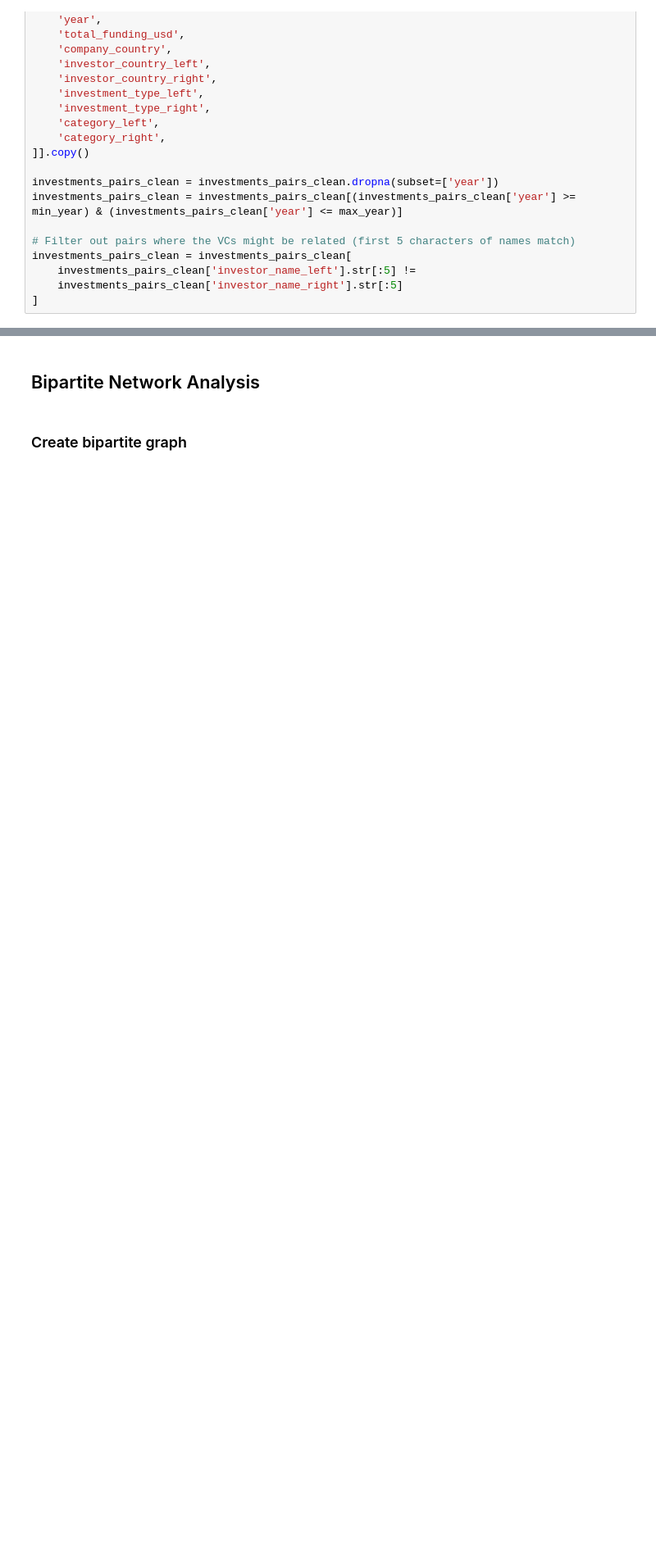
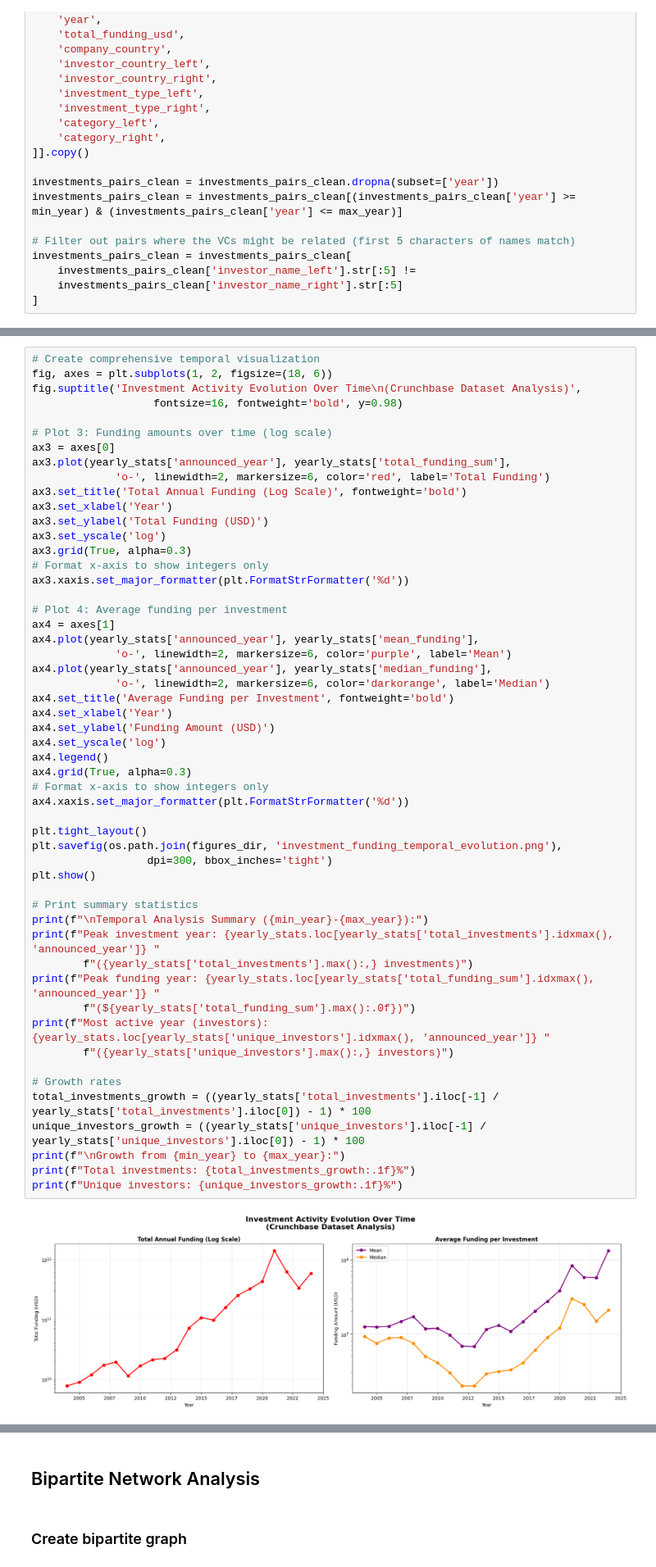
Before and after one commit to joaomelga/innovation-networks-exploration, a Jupyter notebook: src/main.ipynb, the cells around one changed output, grey strips where cells are left out. Shown at 82% size. Drawn from its saved outputs; the diff is of its cells as text; blank space fills up the shorter version.

```diff
--- a/src/main.ipynb
+++ b/src/main.ipynb
@@ -145,0 +525,55 @@ investments_pairs_clean = investments_pairs_clean[
+# %%
+# Create comprehensive temporal visualization
+fig, axes = plt.subplots(1, 2, figsize=(18, 6))
+fig.suptitle('Investment Activity Evolution Over Time\n(Crunchbase Dataset Analysis)',
+                   fontsize=16, fontweight='bold', y=0.98)
+
+# Plot 3: Funding amounts over time (log scale)
+ax3 = axes[0]
+ax3.plot(yearly_stats['announced_year'], yearly_stats['total_funding_sum'],
+             'o-', linewidth=2, markersize=6, color='red', label='Total Funding')
+ax3.set_title('Total Annual Funding (Log Scale)', fontweight='bold')
+ax3.set_xlabel('Year')
+ax3.set_ylabel('Total Funding (USD)')
+ax3.set_yscale('log')
+ax3.grid(True, alpha=0.3)
+# Format x-axis to show integers only
+ax3.xaxis.set_major_formatter(plt.FormatStrFormatter('%d'))
+
+# Plot 4: Average funding per investment
+ax4 = axes[1]
+ax4.plot(yearly_stats['announced_year'], yearly_stats['mean_funding'],
+             'o-', linewidth=2, markersize=6, color='purple', label='Mean')
+ax4.plot(yearly_stats['announced_year'], yearly_stats['median_funding'],
+             'o-', linewidth=2, markersize=6, color='darkorange', label='Median')
+ax4.set_title('Average Funding per Investment', fontweight='bold')
+ax4.set_xlabel('Year')
+ax4.set_ylabel('Funding Amount (USD)')
+ax4.set_yscale('log')
+ax4.legend()
+ax4.grid(True, alpha=0.3)
+# Format x-axis to show integers only
+ax4.xaxis.set_major_formatter(plt.FormatStrFormatter('%d'))
+
+plt.tight_layout()
+plt.savefig(os.path.join(figures_dir, 'investment_funding_temporal_evolution.png'),
+                  dpi=300, bbox_inches='tight')
+plt.show()
+
+# Print summary statistics
+print(f"\nTemporal Analysis Summary ({min_year}-{max_year}):")
+print(f"Peak investment year: {yearly_stats.loc[yearly_stats['total_investments'].idxmax(), 'announced_year']} "
+        f"({yearly_stats['total_investments'].max():,} investments)")
+print(f"Peak funding year: {yearly_stats.loc[yearly_stats['total_funding_sum'].idxmax(), 'announced_year']} "
+        f"(${yearly_stats['total_funding_sum'].max():.0f})")
+print(f"Most active year (investors): {yearly_stats.loc[yearly_stats['unique_investors'].idxmax(), 'announced_year']} "
+        f"({yearly_stats['unique_investors'].max():,} investors)")
+
+# Growth rates
+total_investments_growth = ((yearly_stats['total_investments'].iloc[-1] / yearly_stats['total_investments'].iloc[0]) - 1) * 100
+unique_investors_growth = ((yearly_stats['unique_investors'].iloc[-1] / yearly_stats['unique_investors'].iloc[0]) - 1) * 100
+print(f"\nGrowth from {min_year} to {max_year}:")
+print(f"Total investments: {total_investments_growth:.1f}%")
+print(f"Unique investors: {unique_investors_growth:.1f}%")
+# %% [output]
+[figure, added]
```
Also changed, not shown: parts of 23 cells of this notebook, 13 other files.
